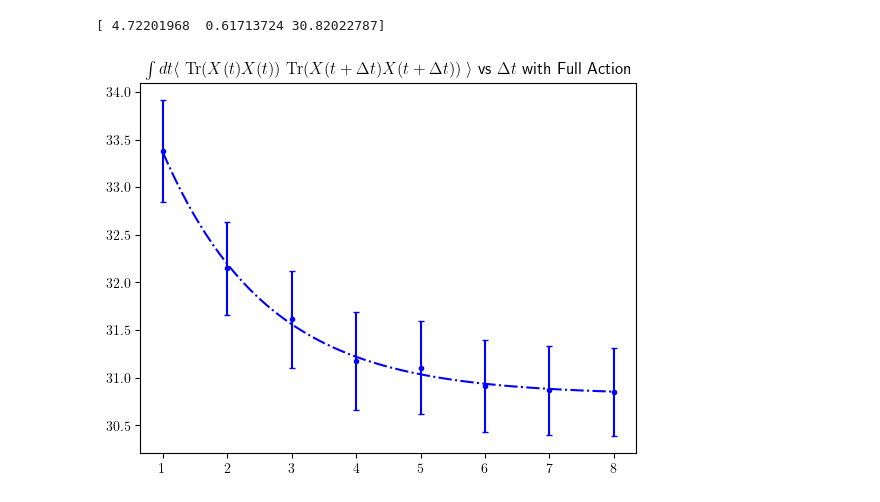
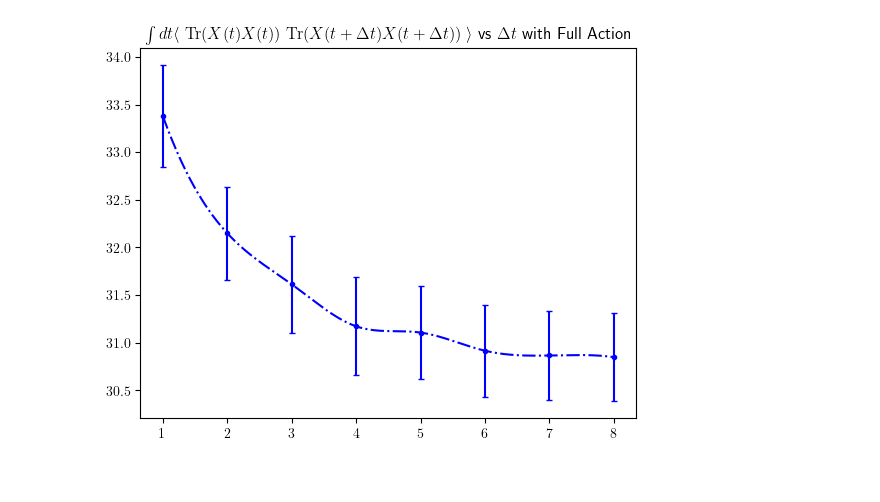
Before and after one commit to adithyarao3103/BFSS-CPPCODE, a Jupyter notebook: DATA_ANALYSIS/FORTRAN/3COLORWITHFERMIONS/datafull.ipynb, the cells around one changed output. Saved outputs shown, nothing was run; the diff lists cells and outputs as text; code cells hidden in the pictures.

```diff
--- a/DATA_ANALYSIS/FORTRAN/3COLORWITHFERMIONS/datafull.ipynb
+++ b/DATA_ANALYSIS/FORTRAN/3COLORWITHFERMIONS/datafull.ipynb
@@ -89,7 +9,7 @@ nums = [1,2,3,4,5]
 fileaverages = []
 
 for num in nums:
-    fileaverages.append(read(f'{num}.dat'))
+    fileaverages.append(analysis.read_forta(f'{num}.dat'))
 # %%
 singlecorrlists = [[] for _ in fileaverages[1]]
 
@@ -99,11 +19,10 @@ for file in fileaverages:
         singlecorrlists[i].append(entry)
         i = i+1
 # %%
-newdata = [average(singlecorr) for singlecorr in singlecorrlists]
-newerrors = [standarddeviation(singlecorr)/(len(singlecorr)**0.5) for singlecorr in singlecorrlists]
+newdata = [analysis.average(singlecorr) for singlecorr in singlecorrlists]
+newerrors = [analysis.standarddeviation(singlecorr)/(len(singlecorr)**0.5) for singlecorr in singlecorrlists]
 t = [1,2,3,4,5,6,7,8]
-# %%
-plotwitherror(t, newdata, newerrors)
-# %% [output]
-[ 4.72201968  0.61713724 30.82022787]
-[figure, removed]
+# %%
+analysis.plotwitherror(t, newdata, newerrors, title=r"$\int dt \langle ~\mathrm{Tr}(X(t)X(t)) ~ \mathrm{Tr}(X(t + \Delta t)X(t + \Delta t)) ~ \rangle$ vs $\Delta t$ with Full Action" , filename='fullAction.png')
+# %% [output]
+[figure, added]
```
Also changed, not shown: parts of 3 cells of this notebook, 7 other files.
